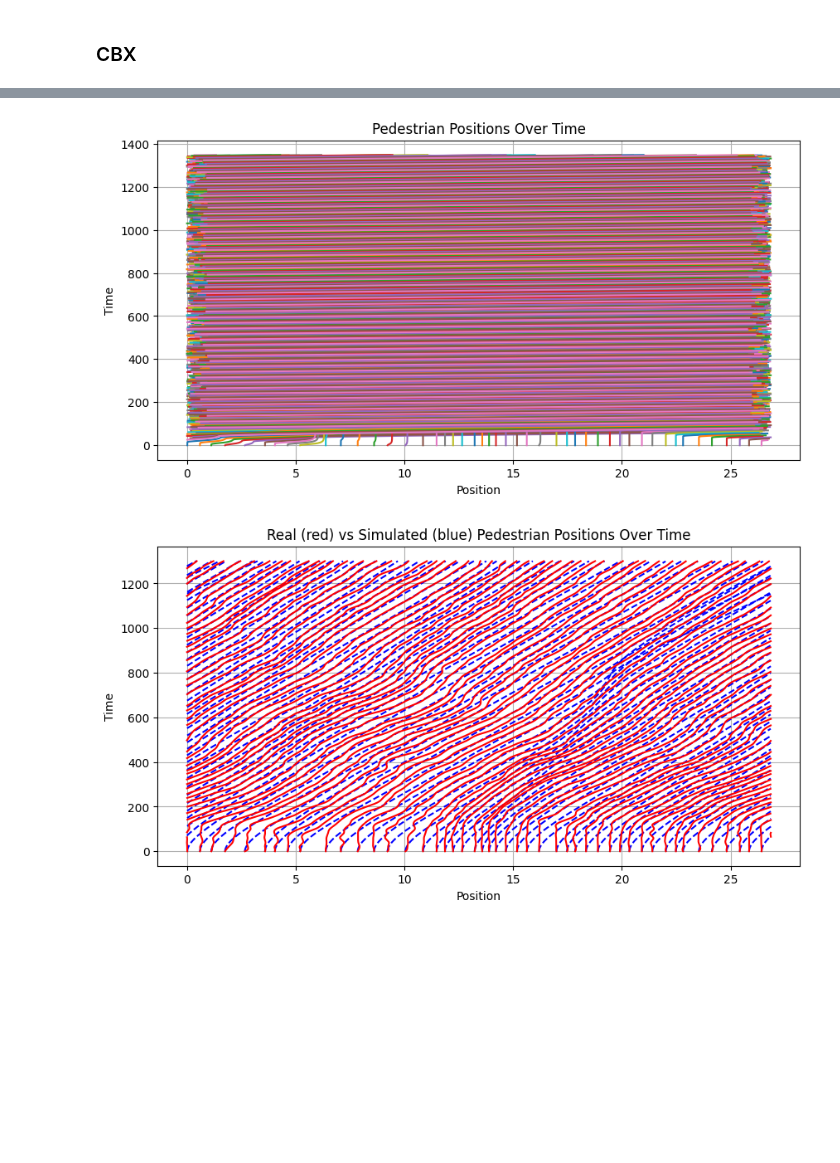
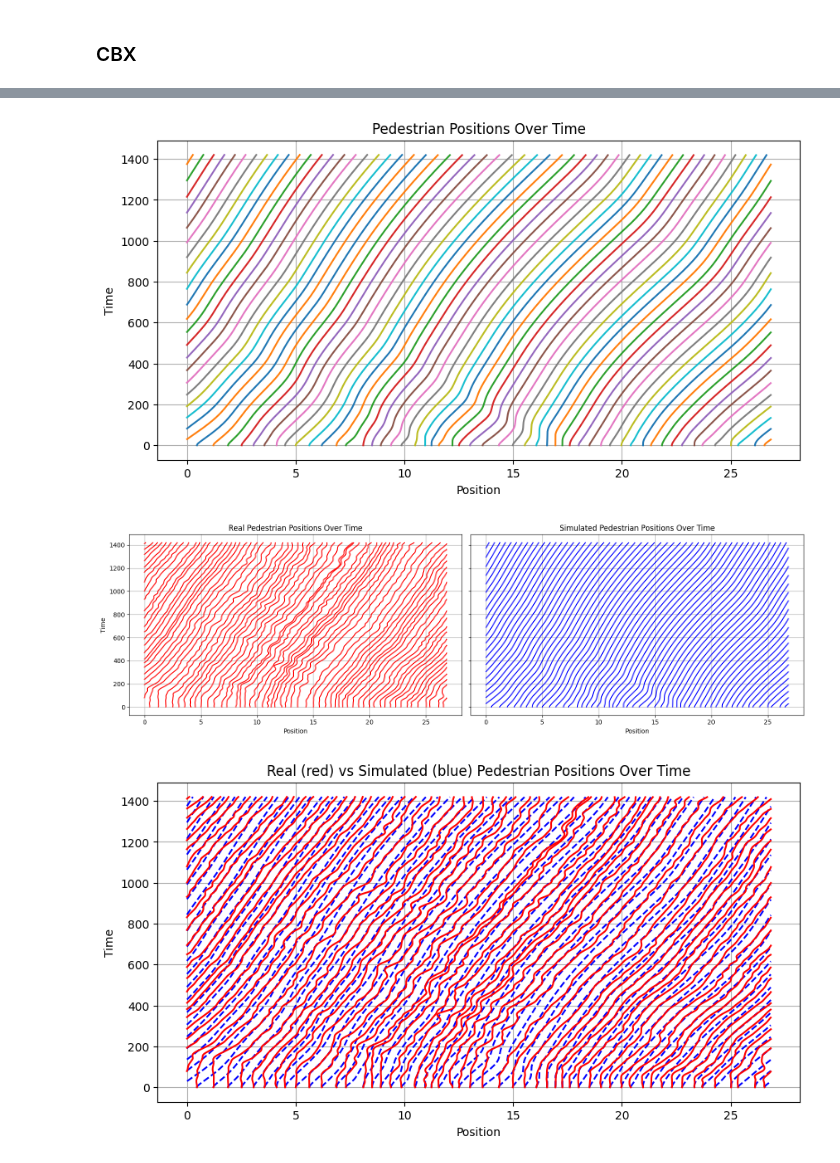
Before and after one commit to yutingdong0/pedestrian-dynamics, a Jupyter notebook: second_order_ode_optimization.ipynb, the cells around one changed output, grey strips where cells are left out. Cells and saved outputs as stored; diff of their text form; code cells hidden in the pictures; blank space fills up the shorter version.

```diff
--- a/second_order_ode_optimization.ipynb
+++ b/second_order_ode_optimization.ipynb
@@ -135,9 +135,15 @@ def loss_function(real_positions, predicted_positions, t_eval):
 
     # Check for overtaking
     for i in range(num_pedestrians):
-        for j in range(i + 1, num_pedestrians):
-            if np.any((sorted_predicted_positions[i] > sorted_predicted_positions[j]) & (sorted_predicted_positions[i] < sorted_predicted_positions[j] + 10)):
-                return np.inf  # Overtaking detected
+        j = (i + 1) % num_pedestrians  # Next pedestrian in circular track
+        if np.any((sorted_predicted_positions[i] > sorted_predicted_positions[j]) &
+                   (sorted_predicted_positions[i] < sorted_predicted_positions[j] + 20)):
+            return np.inf
+    # for i in range(num_pedestrians):
+    #     for j in range(i + 1, num_pedestrians):
+    #         if np.any((sorted_predicted_positions[i] > sorted_predicted_positions[j]) & (sorted_predicted_positions[i] < sorted_predicted_positions[j] + 10)):
+    #             print(f"Overtaking detected between pedestrian {i} and {j}")
+    #             return np.inf  # Overtaking detected
 
     return J
 # %%
@@ -284,7 +290,7 @@ d = 4   # Dimension of the parameter space
 # x_min = np.array([0, 0, 0.1])  # Lower bounds for c_values, s_value, tau
 # x_max = np.array([0.8, 0.8, 100])    # Upper bounds for c_values, s_value, tau
 x_min = np.array([0, 0, 0.1, 0.1])  # Lower bounds for c_values, s_value, tau_acc, tau_dec
-x_max = np.array([0.8, 0.8, 10, 10])    # Upper bounds for c_values, s_value, tau_acc, tau_dec
+x_max = np.array([1, 2, 10, 10])    # Upper bounds for c_values, s_value, tau_acc, tau_dec
 # %%
 from cbx.dynamics import CBO, CBXDynamic
 
@@ -399,30 +404,56 @@ plt.xlabel('Position')
 plt.grid(True)
 plt.show()
 # %% [output]
-[figure, old version]
+[figure, new version]
 # %%
-plt.figure(figsize=(10, 5))
-# Plot simulated positions
-for i in range(num_pedestrians):
+fig, axes = plt.subplots(1, 2, figsize=(16, 5), sharey=True)
 
-    position_list = reset_laps(simulated_positions[i, :].tolist())
-
-    new_frame_list = list(range(len(position_list)))
-    plt.plot(position_list, new_frame_list, color='blue', linestyle='--')
-
-
-# Plot real positions
+# Plot real positions (left)
 for person_id, person_data in data_mapped.groupby('id'):
     position_list = reset_laps(person_data['position'].tolist())
     new_frame_list = list(range(len(position_list)))
-    plt.plot(position_list, new_frame_list, color='red')
+    axes[0].plot(position_list, new_frame_list, color='red')
+axes[0].set_title('Real Pedestrian Positions Over Time')
+axes[0].set_ylabel('Time')
+axes[0].set_xlabel('Position')
+axes[0].grid(True)
 
+# Plot simulated positions (right)
+for i in range(num_pedestrians):
+    position_list = reset_laps(simulated_positions[i, :].tolist())
+    new_frame_list = list(range(len(position_list)))
+    axes[1].plot(position_list, new_frame_list, color='blue')
+axes[1].set_title('Simulated Pedestrian Positions Over Time')
+axes[1].set_xlabel('Position')
+axes[1].grid(True)
 
-
-plt.title('Real (red) vs Simulated (blue) Pedestrian Positions Over Time')
-plt.ylabel('Time')
-plt.xlabel('Position')
-plt.grid(True)
+plt.tight_layout()
 plt.show()
 # %% [output]
-[figure, old version]
+[figure, new version]
+# %%
+plt.figure(figsize=(10, 5))
+# Plot simulated positions
+for i in range(num_pedestrians):
+
+    position_list = reset_laps(simulated_positions[i, :].tolist())
+
+    new_frame_list = list(range(len(position_list)))
+    plt.plot(position_list, new_frame_list, color='blue', linestyle='--')
+
+
+# Plot real positions
+for person_id, person_data in data_mapped.groupby('id'):
+    position_list = reset_laps(person_data['position'].tolist())
+    new_frame_list = list(range(len(position_list)))
+    plt.plot(position_list, new_frame_list, color='red')
+
+
+
+plt.title('Real (red) vs Simulated (blue) Pedestrian Positions Over Time')
+plt.ylabel('Time')
+plt.xlabel('Position')
+plt.grid(True)
+plt.show()
+# %% [output]
+[figure, added]
```
Also changed, not shown: parts of 7 cells of this notebook, 3 other files.
